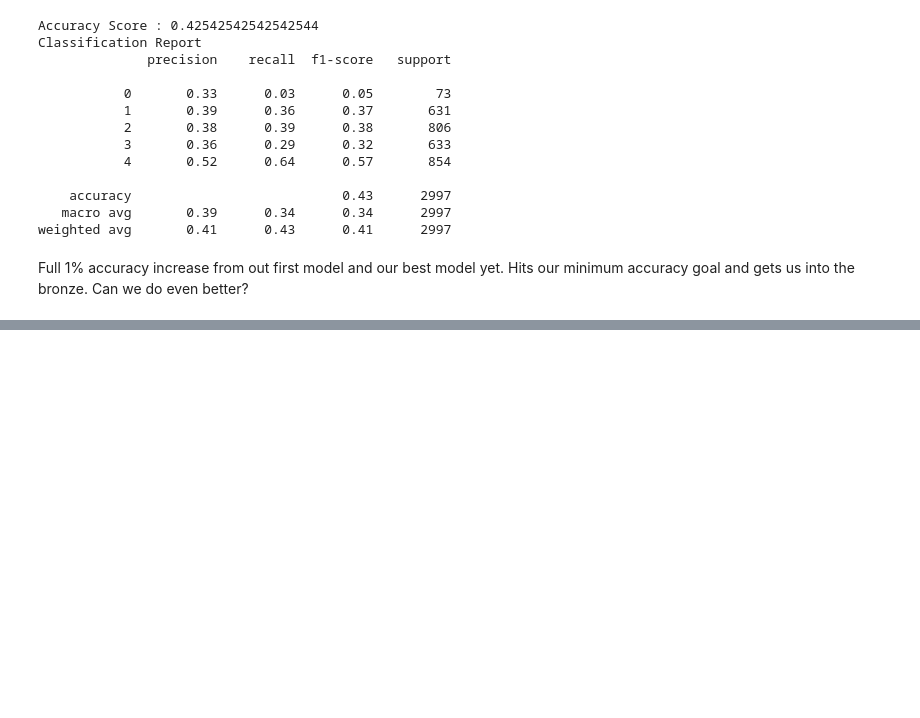
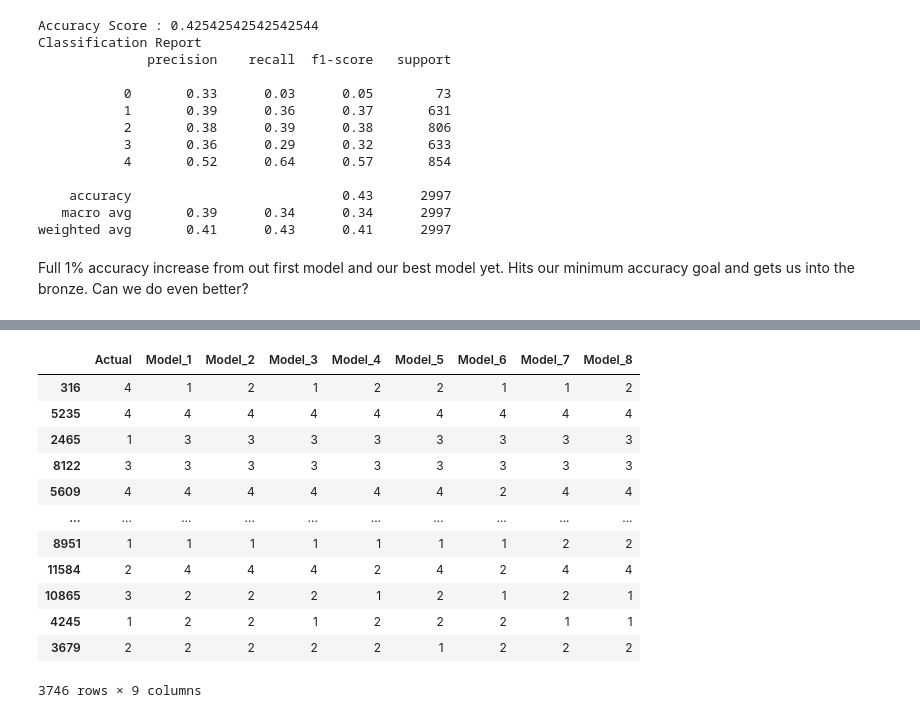
Before and after one commit to trosie3/UofODataViz_Final_Project, a Jupyter notebook: MLmodel.ipynb, the cells around one changed output, grey strips where cells are left out. Drawn from its saved outputs; the diff is of its cells as text; code cells hidden in the pictures; blank space fills up the shorter version.

```diff
--- a/MLmodel.ipynb
+++ b/MLmodel.ipynb
@@ -639,7 +602,7 @@ accuracy did not change much compared to un-binned word count
 Model 6 - try model w/o word count in anyway, mostly curious to see what happens
 # %%
 # Create our features
-X6 = pet_df.drop(["adoptionspeed", "word_count","type", "videoamt", "health", "wordbins"], axis=1)
+X6 = pet_df.drop(["index","AdoptionSpeed", "word_count","Type", "VideoAmt", "Health", "wordbins"], axis=1)
 # %%
 X6.columns
 # %% [output]
@@ -761,4 +723,0 @@ pet_df2.head()
-# %%
-#fix photo amount to number
-pet_df2["photoamt"] = pet_df2.photoamt.astype(float)
-pet_df2.dtypes
@@ -783,9 +744,9 @@ dtype: object
 # %%
 # Create our features
-X_opt = pet_df2.drop("adoptionspeed", axis=1)
+X_opt = pet_df2.drop(["index","AdoptionSpeed"], axis=1)
 
 # Create our target
-y_opt = pet_df2["adoptionspeed"]
+y_opt = pet_df2["AdoptionSpeed"]
 # %%
 #split the data
 X_traino, X_testo, y_traino, y_testo = train_test_split(X_opt, y_opt, random_state=1)
@@ -889,7 +850,7 @@ accuracy better than some of the models but not better than model 1, feature imp
 Model 8 - see if dropping the 3 least important features helps, so model 2 params on the new word count column
 # %%
 # Create our features
-X_opt2 = pet_df2.drop(["adoptionspeed", "type", "videoamt", "health"], axis=1)
+X_opt2 = pet_df2.drop(["index","AdoptionSpeed", "Type", "VideoAmt", "Health"], axis=1)
 # %%
 #split the data
 X_traino2, X_testo2, y_traino2, y_testo2 = train_test_split(X_opt2, y_opt, random_state=1)
@@ -1137,0 +1132,28 @@ Full 1% accuracy increase from out first model and our best model yet. Hits our
+# %%
+#create dataframe to hold predictions and actuals
+data2 = {'Actual': y_test,
+    'Model_1': predictions,
+    'Model_2': predictions2,
+    'Model_3': predictions3,
+    'Model_4': predictions4,
+    'Model_5': predictions5,
+    'Model_6': predictions6,
+    'Model_7': predictions_opt,
+    'Model_8': predictions_opt2
+    }
+predictions1_df = pd.DataFrame(data=data2)
+predictions1_df
+# %% [output]
+|  | Actual | Model_1 | Model_2 | Model_3 | Model_4 | Model_5 | Model_6 | Model_7 | Model_8 |
+| 316 | 4 | 1 | 2 | 1 | 2 | 2 | 1 | 1 | 2 |
+| 5235 | 4 | 4 | 4 | 4 | 4 | 4 | 4 | 4 | 4 |
+| 2465 | 1 | 3 | 3 | 3 | 3 | 3 | 3 | 3 | 3 |
+| 8122 | 3 | 3 | 3 | 3 | 3 | 3 | 3 | 3 | 3 |
+| 5609 | 4 | 4 | 4 | 4 | 4 | 4 | 2 | 4 | 4 |
+| ... | ... | ... | ... | ... | ... | ... | ... | ... | ... |
+| 8951 | 1 | 1 | 1 | 1 | 1 | 1 | 1 | 2 | 2 |
+| 11584 | 2 | 4 | 4 | 4 | 2 | 4 | 2 | 4 | 4 |
+| 10865 | 3 | 2 | 2 | 2 | 1 | 2 | 1 | 2 | 1 |
+| 4245 | 1 | 2 | 2 | 1 | 2 | 2 | 2 | 1 | 1 |
+| 3679 | 2 | 2 | 2 | 2 | 2 | 1 | 2 | 2 | 2 |
+3746 rows × 9 columns
```
Also changed, not shown: parts of 30 cells of this notebook, 3 other files.
